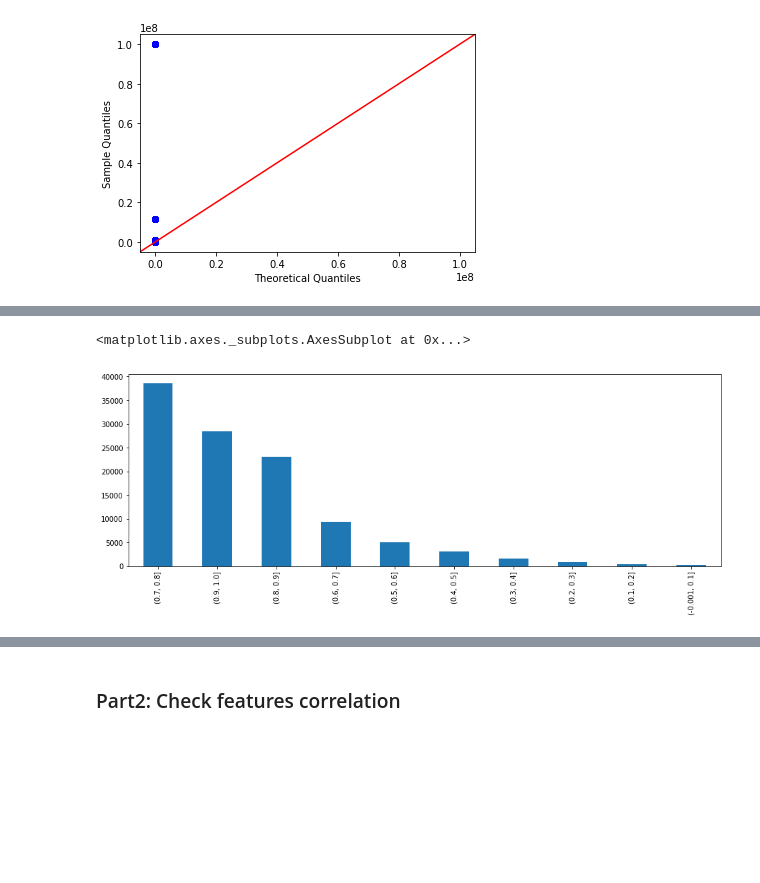
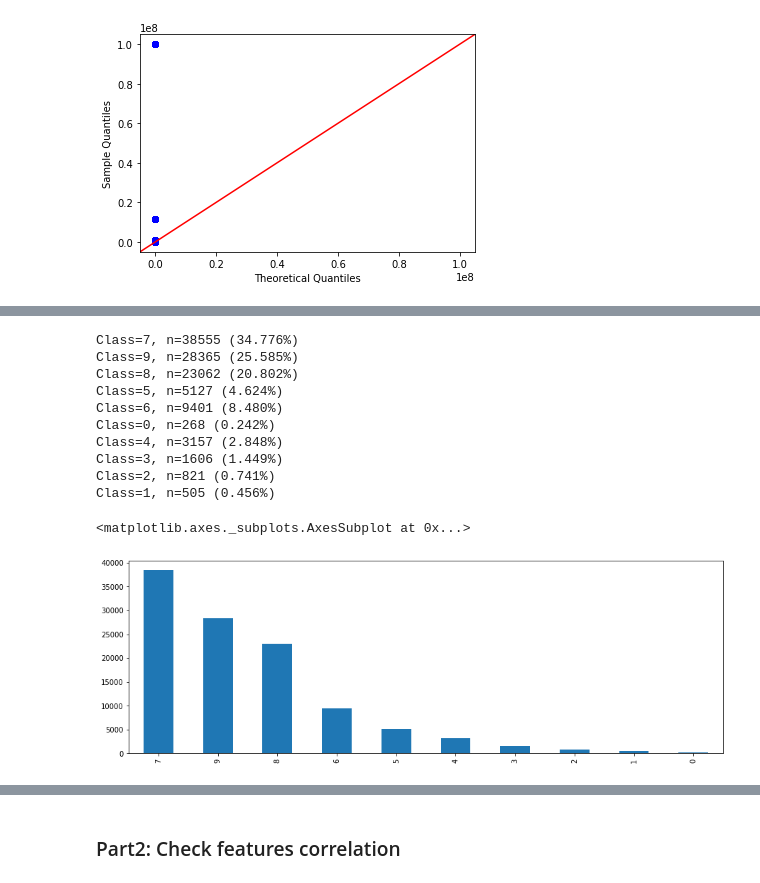
Before and after one commit to sbhushan0767/ECS171G12Proj, a Jupyter notebook: bank_loan_status_data_processing.ipynb, the cells around one changed output, grey strips where cells are left out. Cells and saved outputs as stored; diff of their text form; code cells hidden in the pictures; blank space fills up the shorter version.

Commit message:
encode credit score range into integer and display percentage

```diff
--- a/bank_loan_status_data_processing.ipynb
+++ b/bank_loan_status_data_processing.ipynb
@@ -7,6 +7,9 @@ import numpy as np
 df_train = pd.read_csv('credit_train.csv')
 # %%
 df_test = pd.read_csv('credit_test.csv')
+# %%
+df_train = pd.read_csv('./datasets/credit_train.csv')
+df_test = pd.read_csv('./datasets/credit_test.csv')
 # %%
 print(df_train.shape)
 print(df_test.shape)
@@ -279,10 +274,30 @@ df.head()
 # %%
 #add an label column as Credit score range
+from collections import Counter
 df['Credit Score Range'] = pd.cut(df['Credit Score'], 10)
+
+## encode credie score range into integer
+df['Credit Score Range'] = df['Credit Score Range'].apply(le.fit_transform)
+counter = Counter(df['Credit Score Range'])
+## print the percentage
+for k,v in counter.items():
+    per = v / len(df['Credit Score Range']) * 100
+    print('Class=%d, n=%d (%.3f%%)' % (k, v, per))
+
 df['Credit Score Range'].value_counts().plot(kind='bar',figsize=(15,5))
 # %% [output]
-<matplotlib.axes._subplots.AxesSubplot at 0x...>
+Class=7, n=38555 (34.776%)
+Class=9, n=28365 (25.585%)
+Class=8, n=23062 (20.802%)
+Class=5, n=5127 (4.624%)
+Class=6, n=9401 (8.480%)
+Class=0, n=268 (0.242%)
+Class=4, n=3157 (2.848%)
+Class=3, n=1606 (1.449%)
+Class=2, n=821 (0.741%)
+Class=1, n=505 (0.456%)
+<matplotlib.axes._subplots.AxesSubplot at 0x...>
-[figure, old version]
+[figure, new version]
 # %%
 df.head()
 # %% [output]
```
Also changed, not shown: parts of 6 cells of this notebook.
